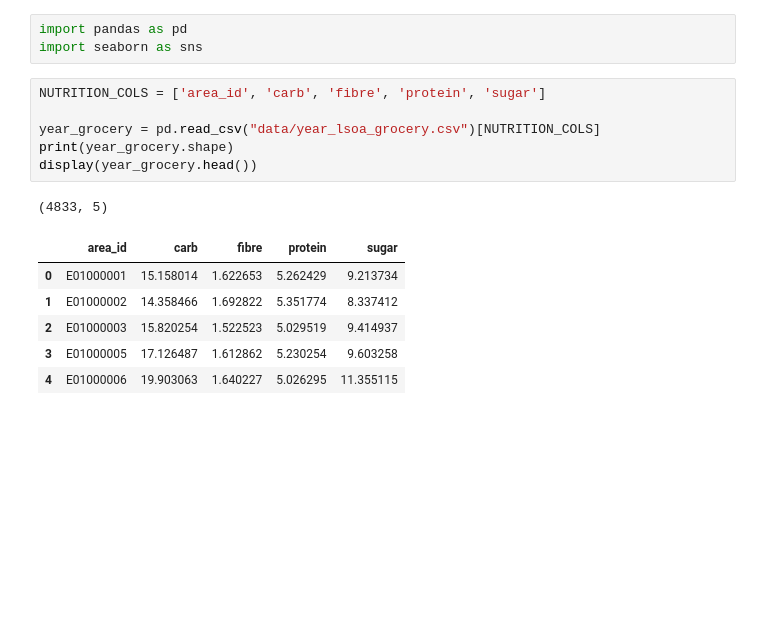
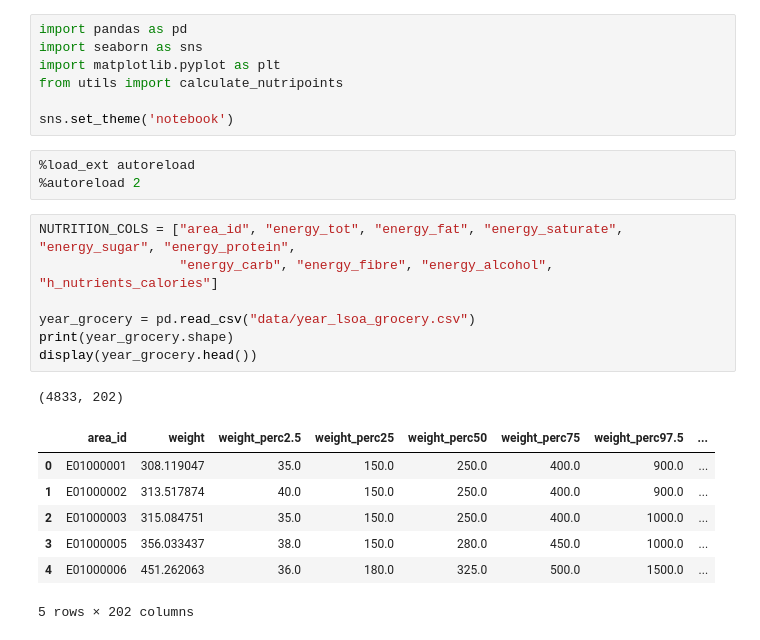
Before and after one commit to epfl-ada/ada-2020-project-milestone-p3-p3_caxaga, a Jupyter notebook: housing.ipynb, the cells around one changed output. Drawn from its saved outputs; the diff is of its cells as text; blank space fills up the shorter version.

Commit message:
update nutripoint function and housing

```diff
--- a/housing.ipynb
+++ b/housing.ipynb
@@ -1,17 +1,26 @@
 # %%
 import pandas as pd
 import seaborn as sns
+import matplotlib.pyplot as plt
+from utils import calculate_nutripoints
+
+sns.set_theme('notebook')
+# %%
+%load_ext autoreload
+%autoreload 2
 # %%
-NUTRITION_COLS = ['area_id', 'carb', 'fibre', 'protein', 'sugar']
+NUTRITION_COLS = ["area_id", "energy_tot", "energy_fat", "energy_saturate", "energy_sugar", "energy_protein",
+                  "energy_carb", "energy_fibre", "energy_alcohol", "h_nutrients_calories"]
 
-year_grocery = pd.read_csv("data/year_lsoa_grocery.csv")[NUTRITION_COLS]
+year_grocery = pd.read_csv("data/year_lsoa_grocery.csv")
 print(year_grocery.shape)
 display(year_grocery.head())
 # %% [output]
-(4833, 5)
+(4833, 202)
-|  | area_id | carb | fibre | protein | sugar |
-| 0 | E01000001 | 15.158014 | 1.622653 | 5.262429 | 9.213734 |
-| 1 | E01000002 | 14.358466 | 1.692822 | 5.351774 | 8.337412 |
-| 2 | E01000003 | 15.820254 | 1.522523 | 5.029519 | 9.414937 |
-| 3 | E01000005 | 17.126487 | 1.612862 | 5.230254 | 9.603258 |
-| 4 | E01000006 | 19.903063 | 1.640227 | 5.026295 | 11.355115 |
+|  | area_id | weight | weight_perc2.5 | weight_perc25 | weight_perc50 | weight_perc75 | weight_perc97.5 | ... |
+| 0 | E01000001 | 308.119047 | 35.0 | 150.0 | 250.0 | 400.0 | 900.0 | ... |
+| 1 | E01000002 | 313.517874 | 40.0 | 150.0 | 250.0 | 400.0 | 900.0 | ... |
+| 2 | E01000003 | 315.084751 | 35.0 | 150.0 | 250.0 | 400.0 | 1000.0 | ... |
+| 3 | E01000005 | 356.033437 | 38.0 | 150.0 | 280.0 | 450.0 | 1000.0 | ... |
+| 4 | E01000006 | 451.262063 | 36.0 | 180.0 | 325.0 | 500.0 | 1500.0 | ... |
+5 rows × 202 columns
```
Also changed, not shown: parts of 9 cells of this notebook, 1 other file.
